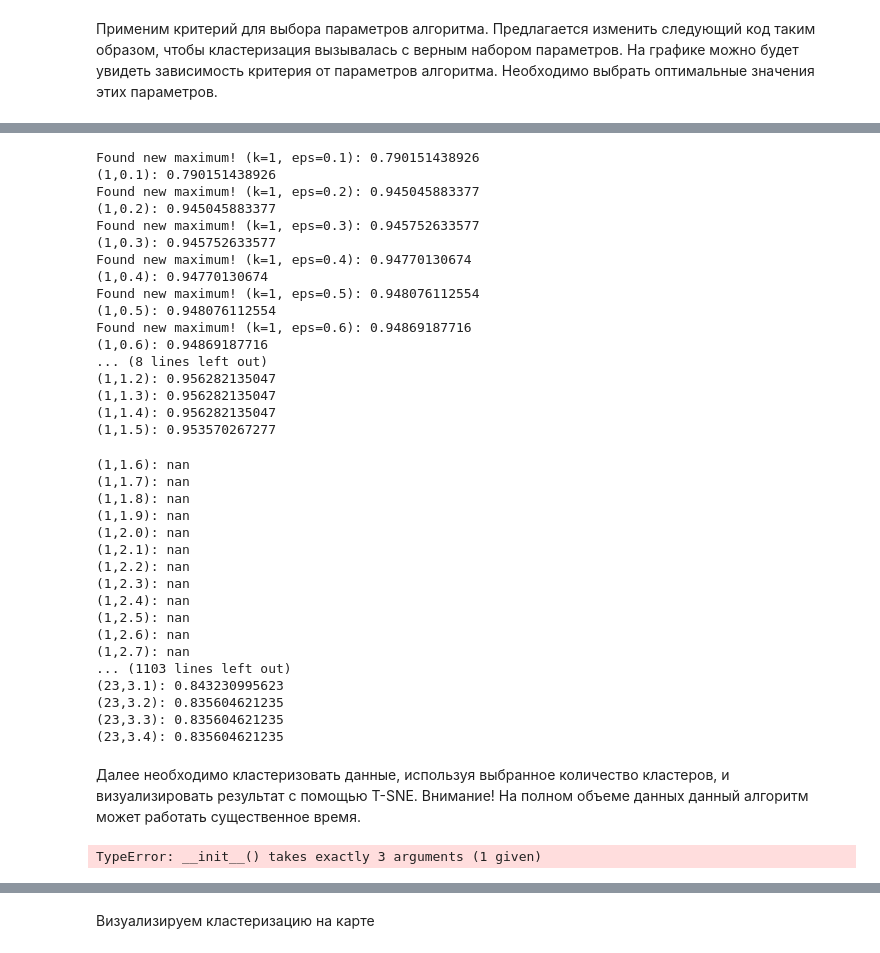
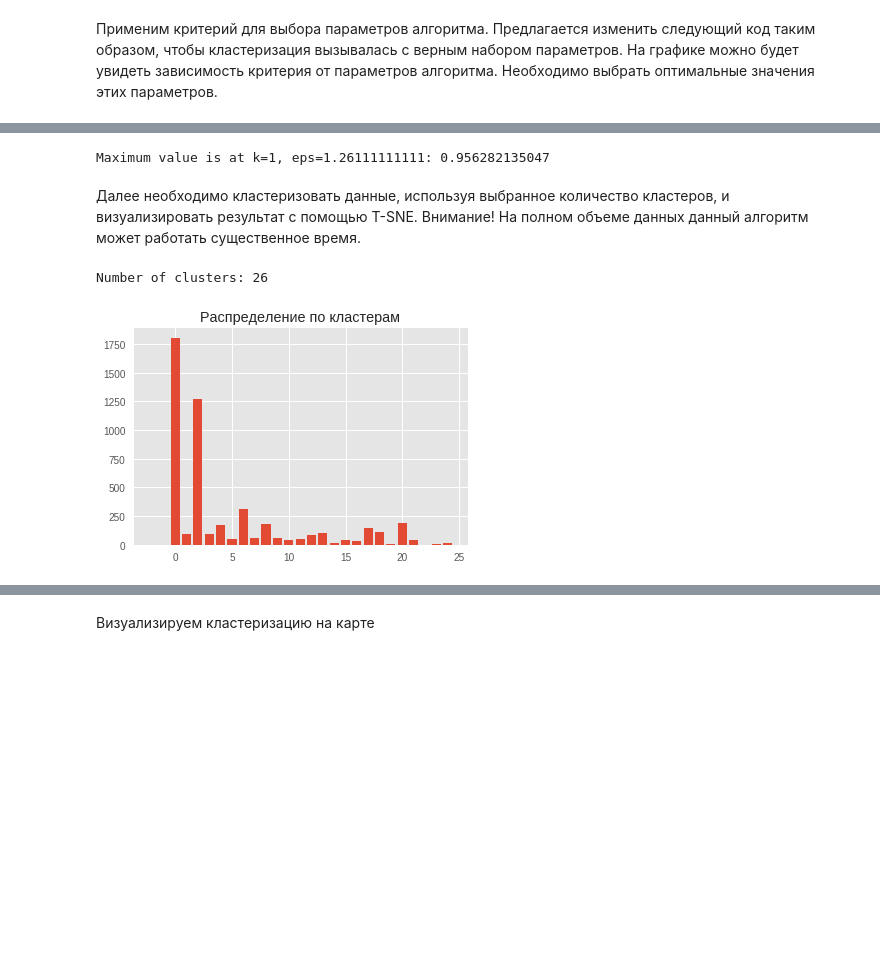
Before and after one commit to vadimpilyugin/hw2-clusters, a Jupyter notebook: hw2-clusters.ipynb, the cells around one changed output, grey strips where cells are left out. Cells and saved outputs as stored; diff of their text form; code cells hidden in the pictures; blank space fills up the shorter version.

```diff
--- a/hw2-clusters.ipynb
+++ b/hw2-clusters.ipynb
@@ -306,5 +259,5 @@ array([4, 7, 6, 6, 0, 4, 0, 7, 1, 4, 4, 6, 7, 1, 4])
 # %%
-def quality(x, y):
+def quality_silhouette(x, y):
     """
     Implement quality criterion of your choice
     Silhouette was implemented
@@ -330,5 +297,2 @@ def quality(x, y):
 # %% [markdown]
 Применим критерий для выбора параметров алгоритма. Предлагается изменить следующий код таким образом, чтобы кластеризация вызывалась с верным набором параметров. На графике можно будет увидеть зависимость критерия от параметров алгоритма. Необходимо выбрать оптимальные значения этих параметров.
-# %%
-cls = Clustering(eps=.7,min_pts=20)
-y = cls.fit_predict(x)
@@ -345,6 +299,6 @@ criteria = quality(x,y)
 # %%
-ks = range(1,30)
-eps = list(np.linspace(0.1,5.0,50))
+ks = range(1,5)
+eps = list(np.linspace(.1,2.0,19))
 criteria = np.zeros(shape=(np.size(eps),np.size(ks)))
 
 max_quality = -1
@@ -355,55 +309,35 @@ for i, k in enumerate(ks):
     for j,e in enumerate(eps):
         cls = Clustering(eps=e,min_pts=k)
         y = cls.fit_predict(x)
-        criteria[j,i] = quality(x, y)
+#         criteria[j,i] = quality(x, y)
+        criteria[j,i] = quality_silhouette(x, y)
         if criteria[j,i] > max_quality:
             max_quality = criteria[j,i]
             max_k = k
             max_eps = e
-            print "Found new maximum! (k={}, eps={}): {}".format(max_k,max_eps,max_quality)
-        print "({},{}): {}".format(k,e,criteria[j,i])
+#             print "New maximum! (k={}, eps={}): {}".format(max_k,max_eps,max_quality)
+#         print "({},{}): {}".format(k,e,criteria[j,i])
 
 print "Maximum value is at k={}, eps={}: {}".format(max_k, max_eps, max_quality)
 # %% [output]
-Found new maximum! (k=1, eps=0.1): 0.790151438926
-(1,0.1): 0.790151438926
-Found new maximum! (k=1, eps=0.2): 0.945045883377
-(1,0.2): 0.945045883377
-Found new maximum! (k=1, eps=0.3): 0.945752633577
-(1,0.3): 0.945752633577
-Found new maximum! (k=1, eps=0.4): 0.94770130674
-(1,0.4): 0.94770130674
-Found new maximum! (k=1, eps=0.5): 0.948076112554
-(1,0.5): 0.948076112554
-Found new maximum! (k=1, eps=0.6): 0.94869187716
-(1,0.6): 0.94869187716
-... (8 lines left out)
-(1,1.2): 0.956282135047
-(1,1.3): 0.956282135047
-(1,1.4): 0.956282135047
-(1,1.5): 0.953570267277
+Maximum value is at k=1, eps=1.26111111111: 0.956282135047
-(1,1.6): nan
-(1,1.7): nan
-(1,1.8): nan
-(1,1.9): nan
-(1,2.0): nan
-(1,2.1): nan
-(1,2.2): nan
-(1,2.3): nan
-(1,2.4): nan
-(1,2.5): nan
-(1,2.6): nan
-(1,2.7): nan
-... (1103 lines left out)
-(23,3.1): 0.843230995623
-(23,3.2): 0.835604621235
-(23,3.3): 0.835604621235
-(23,3.4): 0.835604621235
 # %% [markdown]
 Далее необходимо кластеризовать данные, используя выбранное количество кластеров, и визуализировать результат с помощью T-SNE. Внимание! На полном объеме данных данный алгоритм может работать существенное время.
-# %%
-k = 5
-cls = Clustering()
-y = cls.fit_predict(x)
-# %% [output]
-TypeError: __init__() takes exactly 3 arguments (1 given)
+# %%
+k = 1
+eps = 1.2
+cls = Clustering(eps=eps,min_pts=k)
+y = cls.fit_predict(x)
+print "Number of clusters: {}".format(np.unique(y).shape[0])
+plt.figure()
+a = [1,2,3]
+a = np.unique(y)
+b = np.random.randint(10,size=a.shape[0])
+for i,val in enumerate(np.unique(y)):
+    b[i] = np.sum(y == val)
+plt.bar(a,b)
+plt.title(u"Распределение по кластерам")
+plt.show()
+# %% [output]
+Number of clusters: 26
+[figure, added]
```
Also changed, not shown: parts of 17 cells of this notebook.
